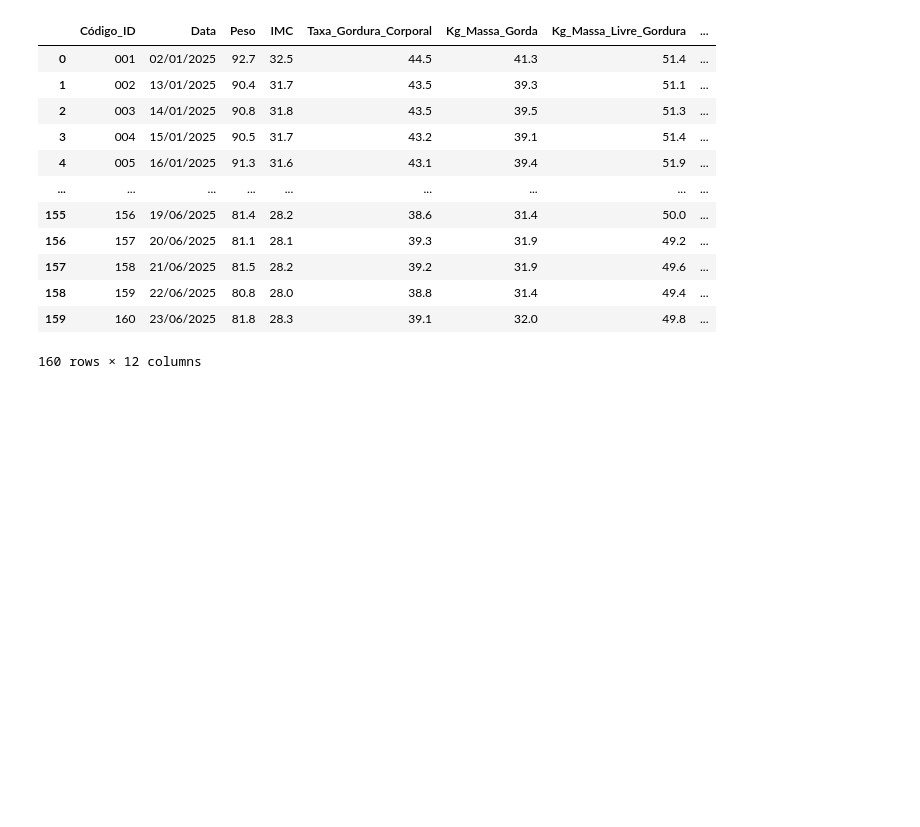
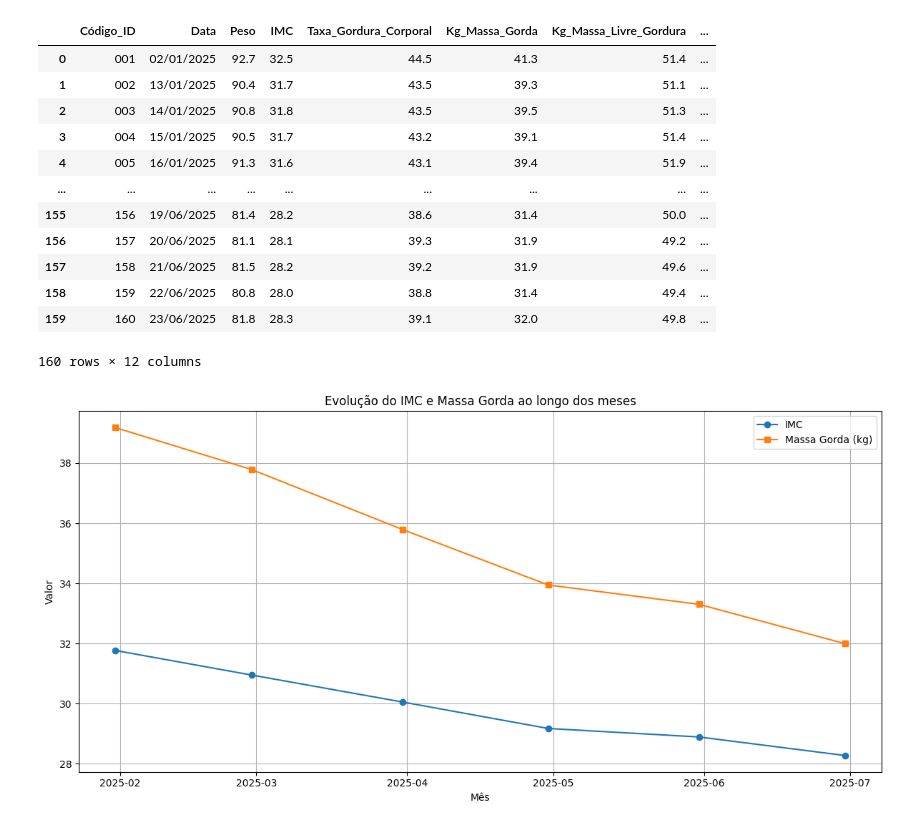
Before and after one commit to victoriawermelinger/Codigo_Fonte_WermelingerV, a Jupyter notebook: Projeto Redefinido: Código Carioca Corporal/PROJETO_FITNESS_CÓDIGOS.ipynb, the cells around one changed output. Saved outputs shown, nothing was run; the diff lists cells and outputs as text; code cells hidden in the pictures; blank space fills up the shorter version.

```diff
--- a/Projeto Redefinido: Código Carioca Corporal/PROJETO_FITNESS_CÓDIGOS.ipynb
+++ b/Projeto Redefinido: Código Carioca Corporal/PROJETO_FITNESS_CÓDIGOS.ipynb
@@ -97,3 +97,26 @@ df_projeto
 | 158 | 159 | 22/06/2025 | 80.8 | 28.0 | 38.8 | 31.4 | 49.4 | ... |
 | 159 | 160 | 23/06/2025 | 81.8 | 28.3 | 39.1 | 32.0 | 49.8 | ... |
 160 rows × 12 columns
+# %%
+import matplotlib.pyplot as plt
+
+# Converter a coluna 'Data' para datetime
+df_projeto['Data'] = pd.to_datetime(df_projeto['Data'], format='%d/%m/%Y')
+
+# Agrupar por mês e calcular a média do IMC e da Massa Gorda
+df_mensal = df_projeto.resample('M', on='Data').mean(numeric_only=True)
+
+
+# Plotar a evolução do IMC e da Massa Gorda ao longo dos meses
+plt.figure(figsize=(12, 6))
+plt.plot(df_mensal.index, df_mensal['IMC'], marker='o', label='IMC')
+plt.plot(df_mensal.index, df_mensal['Kg_Massa_Gorda'], marker='s', label='Massa Gorda (kg)')
+plt.title('Evolução do IMC e Massa Gorda ao longo dos meses')
+plt.xlabel('Mês')
+plt.ylabel('Valor')
+plt.legend()
+plt.grid(True)
+plt.tight_layout()
+plt.show()
+# %% [output]
+[figure, added]
```
Also changed, not shown: parts of 2 cells of this notebook.
